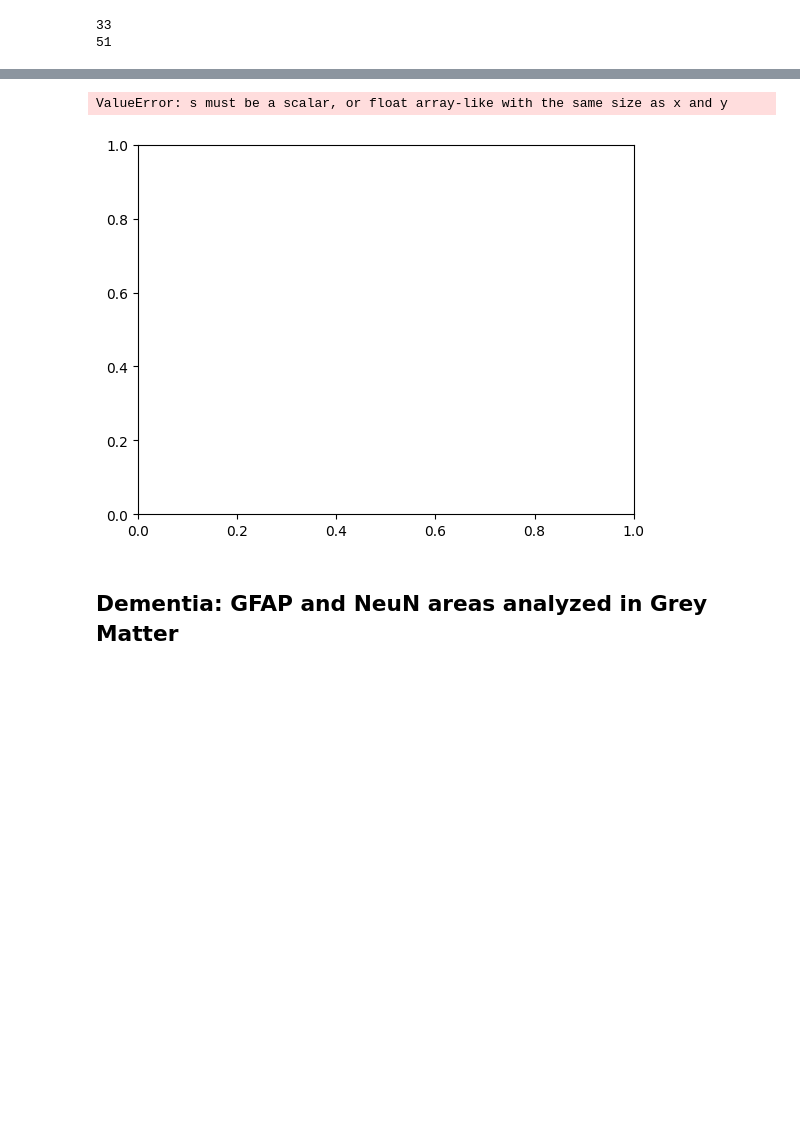
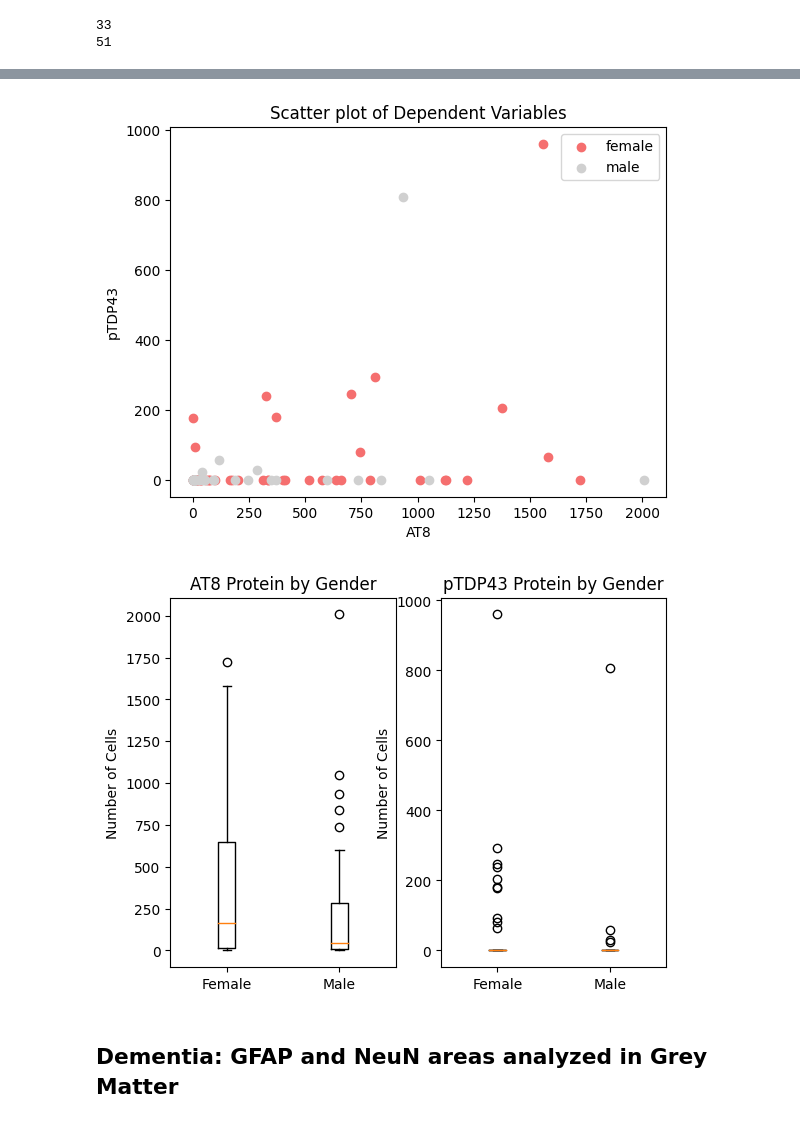
Before and after one commit to GraceHerchenroder/Neuro265, a Jupyter notebook: final project/final project.ipynb, the cells around one changed output, grey strips where cells are left out. Saved outputs shown, nothing was run; the diff lists cells and outputs as text; code cells hidden in the pictures; blank space fills up the shorter version.

```diff
--- a/final project/final project.ipynb
+++ b/final project/final project.ipynb
@@ -55,25 +55,39 @@ for i in range(len(female_ID)):
 for i in range(len(male_ID)):
   pTDP43_male[i] = pTDP43[donor_ID_data == male_ID.iloc[i]]
 # %%
-# Visualizing Distribution
+# Visualizing Distribution for Gender grouping
 
 plt.pie(alzheimer_ID['Sex'].value_counts(), explode = [0.025, 0.025], labels = ['female', 'male'], colors = ['#f56f6f', '#d0d0d0'], autopct='%1.1f%%')
 plt.title('Alzheimers Gender')
 plt.show()
 
 plt.hist(AT8, color = '#d0d0d0', bins = 10)
 plt.hist(pTDP43, color = '#f56f6f', bins = 10, alpha = 0.75)
 plt.title('Distribution of AT8 versus pTDP43 Proteins')
 plt.legend(['AT8', 'pTDP43'])
 plt.show()
 
 plt.scatter(AT8_female, pTDP43_female, color = '#f56f6f')
 plt.scatter(AT8_male, pTDP43_male, color = '#d0d0d0')
+plt.xlabel('AT8')
+plt.ylabel('pTDP43')
+plt.title('Scatter plot of Dependent Variables')
+plt.legend(['female', 'male'])
+plt.show()
+
+fig, ax = plt.subplots(1, 2)
+ax[0].boxplot([AT8_female, AT8_male], labels=['Female', 'Male'])
+ax[0].set_title('AT8 Protein by Gender')
+ax[0].set_ylabel('Number of Cells')
+ax[1].boxplot([pTDP43_female, pTDP43_male], labels=['Female', 'Male'])
+ax[1].set_title('pTDP43 Protein by Gender')
+ax[1].set_ylabel('Number of Cells')
+plt.show()
 # %% [output]
 [figure]
 [figure]
-ValueError: s must be a scalar, or float array-like with the same size as x and y
-[figure, old version]
+[figure, new version]
+[figure, added]
 # %% [markdown]
 ## **Dementia**:  GFAP and NeuN areas analyzed in Grey Matter
 # %%
```
Also changed, not shown: parts of 1 cell of this notebook.
